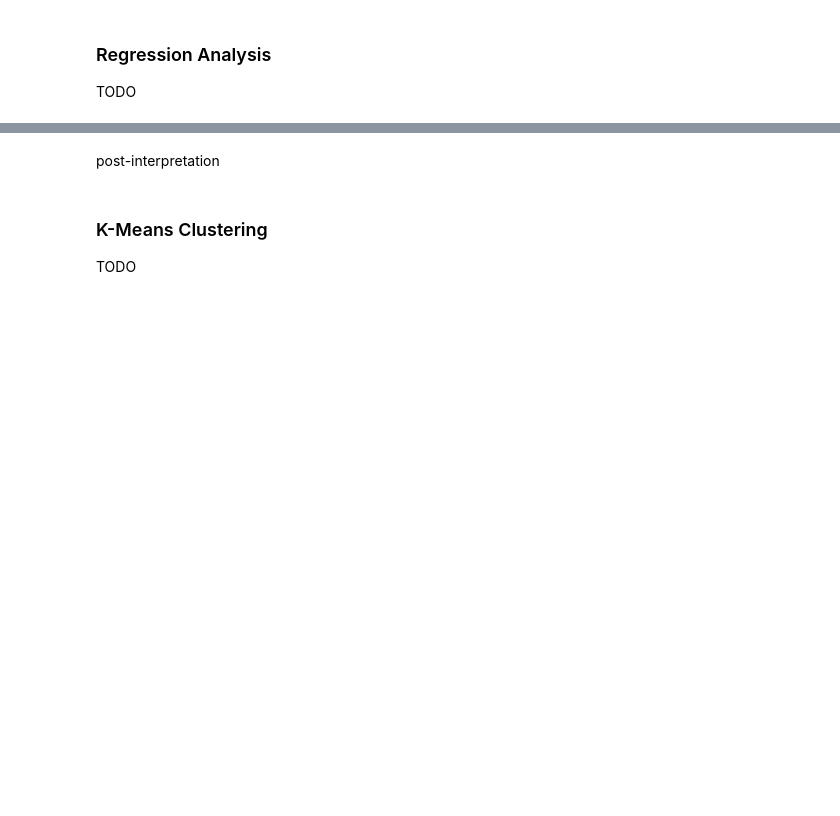
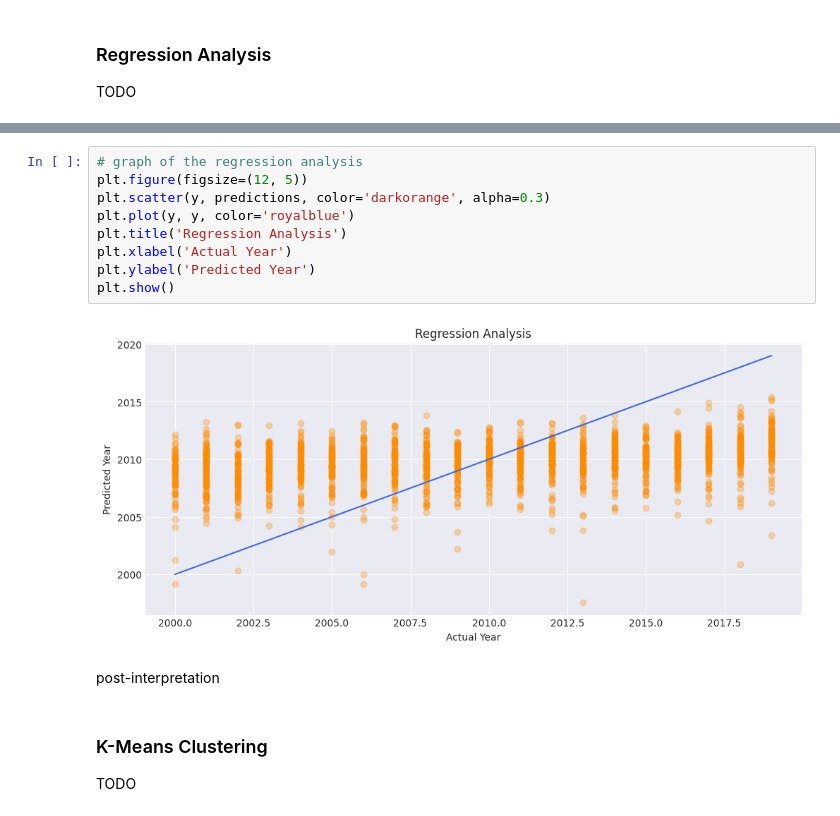
Before and after one commit to angelocguerra/csmodel-casestudy, a Jupyter notebook: MCO2.ipynb, the cells around one changed output, grey strips where cells are left out. Cells and saved outputs as stored; diff of their text form; blank space fills up the shorter version.

```diff
--- a/MCO2.ipynb
+++ b/MCO2.ipynb
@@ -1012,3 +1043,14 @@ TODO
+# %%
+# graph of the regression analysis
+plt.figure(figsize=(12, 5))
+plt.scatter(y, predictions, color='darkorange', alpha=0.3)
+plt.plot(y, y, color='royalblue')
+plt.title('Regression Analysis')
+plt.xlabel('Actual Year')
+plt.ylabel('Predicted Year')
+plt.show()
+# %% [output]
+[figure, added]
 # %% [markdown]
 post-interpretation
 # %% [markdown]
```
Also changed, not shown: parts of 27 cells of this notebook, 1 other file.
